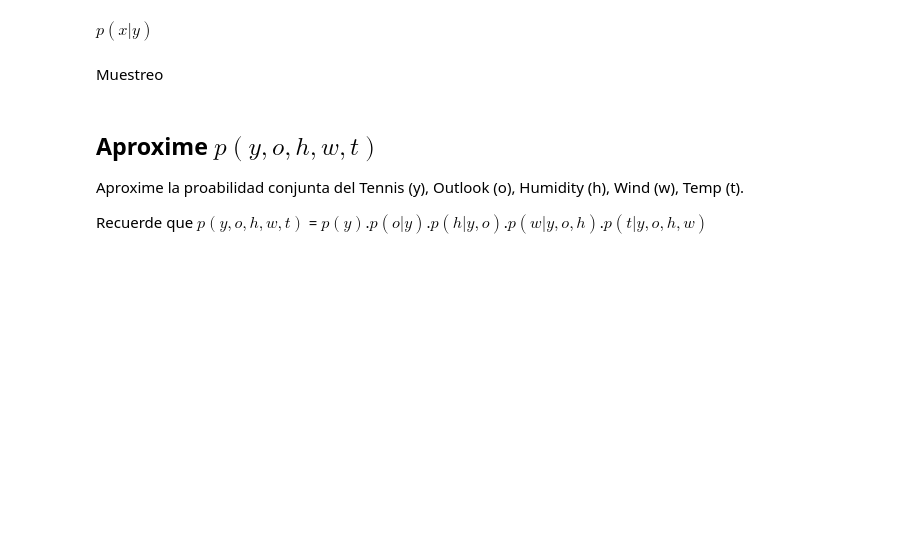
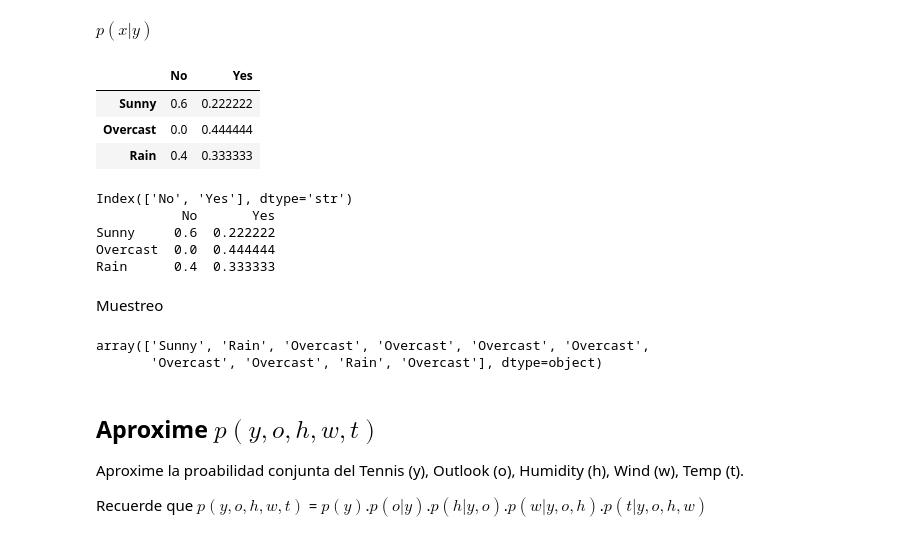
Before and after one commit to rodrigobeniteza/ORT-AI, a Jupyter notebook: AI Generativa/Practicos/Práctico 1/Tennis/Tennis_RB.ipynb, the cells around one changed output. Saved outputs shown, nothing was run; the diff lists cells and outputs as text; code cells hidden in the pictures; blank space fills up the shorter version.

```diff
--- a/AI Generativa/Practicos/Práctico 1/Tennis/Tennis_RB.ipynb
+++ b/AI Generativa/Practicos/Práctico 1/Tennis/Tennis_RB.ipynb
@@ -222,2 +264,28 @@ p_x_y
+# %%
+p_x_y = pd.DataFrame(0.0, columns=yvalues, index=xvalues)
+
+## Llene la tabla de probabilidades condicionales p(x|y)
+p_x_y.loc['Sunny', 'No'] = obs.loc['Sunny', 'No'] / obs.loc['l', 'No']
+p_x_y.loc['Sunny', 'Yes'] = obs.loc['Sunny', 'Yes'] / obs.loc['l', 'Yes']
+p_x_y.loc['Overcast', 'No'] = obs.loc['Overcast', 'No'] / obs.loc['l', 'No']
+p_x_y.loc['Overcast', 'Yes'] = obs.loc['Overcast', 'Yes'] / obs.loc['l', 'Yes']
+p_x_y.loc['Rain', 'No'] = obs.loc['Rain', 'No'] / obs.loc['l', 'No']
+p_x_y.loc['Rain', 'Yes'] = obs.loc['Rain', 'Yes'] / obs.loc['l', 'Yes']
+
+p_x_y
+# %% [output]
+|  | No | Yes |
+| Sunny | 0.6 | 0.222222 |
+| Overcast | 0.0 | 0.444444 |
+| Rain | 0.4 | 0.333333 |
+# %%
+print(p_x_y.columns)
+print(p_x_y)
+# %% [output]
+Index(['No', 'Yes'], dtype='str')
+           No       Yes
+Sunny     0.6  0.222222
+Overcast  0.0  0.444444
+Rain      0.4  0.333333
 # %% [markdown]
 Muestreo
@@ -228,3 +292,10 @@ sampled_values
+# %%
+sampled_values = np.random.choice(xvalues, size=10, p=p_x_y.loc[:,'Yes'].values)
+
+sampled_values
+# %% [output]
+array(['Sunny', 'Rain', 'Overcast', 'Overcast', 'Overcast', 'Overcast',
+       'Overcast', 'Overcast', 'Rain', 'Overcast'], dtype=object)
 # %% [markdown]
 ## Aproxime $p(y,o,h,w,t)$
 
```
Also changed, not shown: parts of 21 cells of this notebook.
